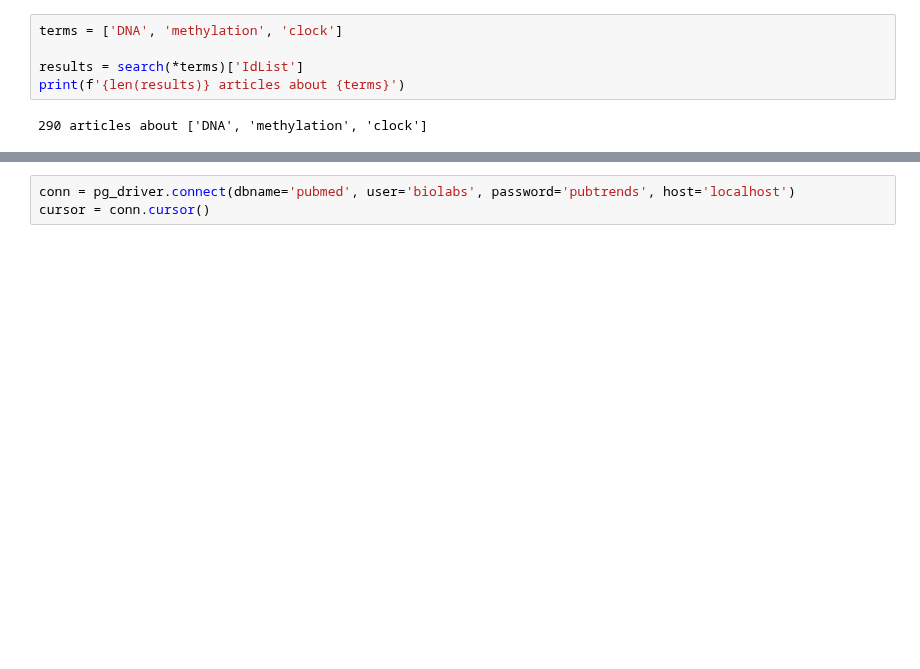
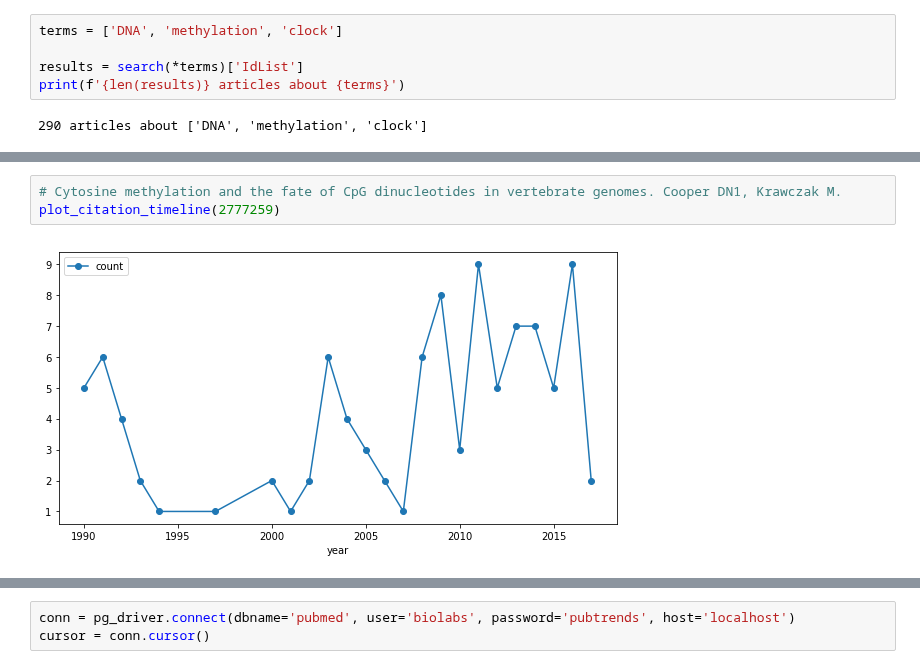
Before and after one commit to JetBrains-Research/pubtrends, a Jupyter notebook: models/key_papers.ipynb, the cells around one changed output, grey strips where cells are left out. Saved outputs shown, nothing was run; the diff lists cells and outputs as text; blank space fills up the shorter version.

```diff
--- a/models/key_papers.ipynb
+++ b/models/key_papers.ipynb
@@ -27,0 +111,5 @@ print(f'{len(results)} articles about {terms}')
+# %%
+# Cytosine methylation and the fate of CpG dinucleotides in vertebrate genomes. Cooper DN1, Krawczak M.
+plot_citation_timeline(2777259)
+# %% [output]
+[figure, added]
```
Also changed, not shown: parts of 30 cells of this notebook.
